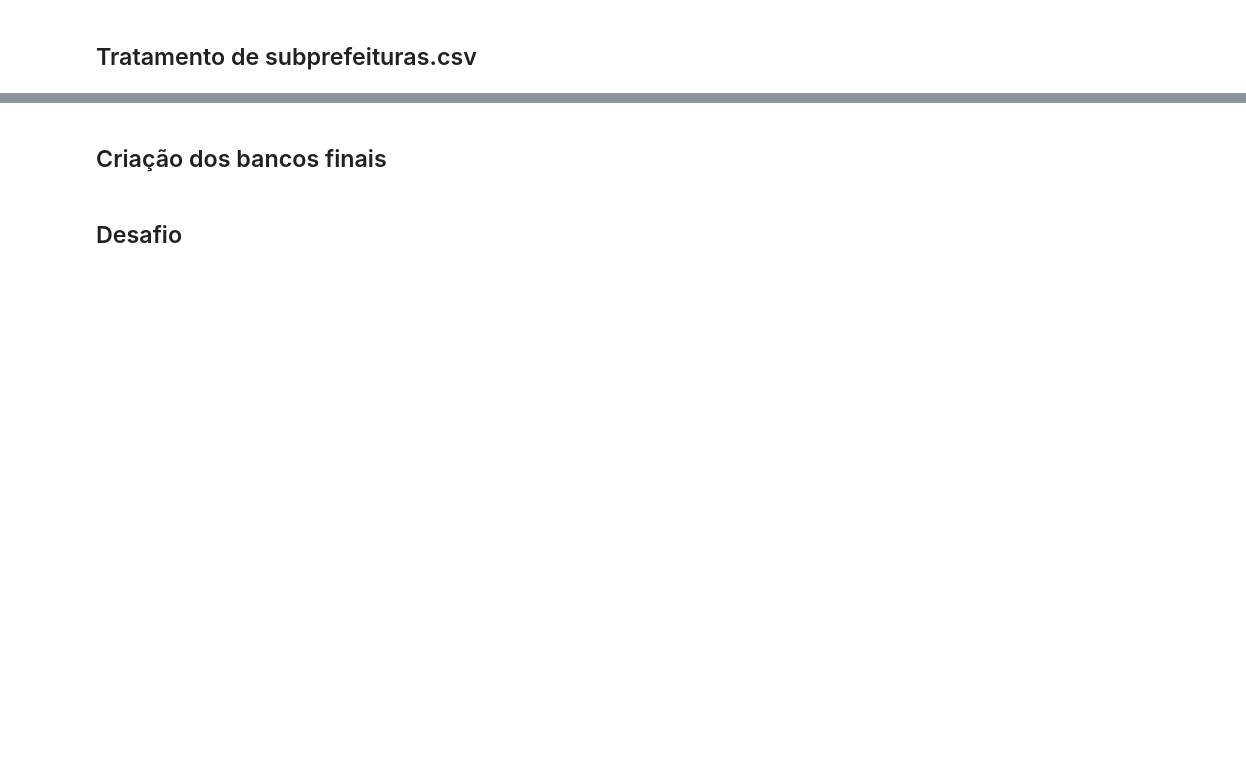
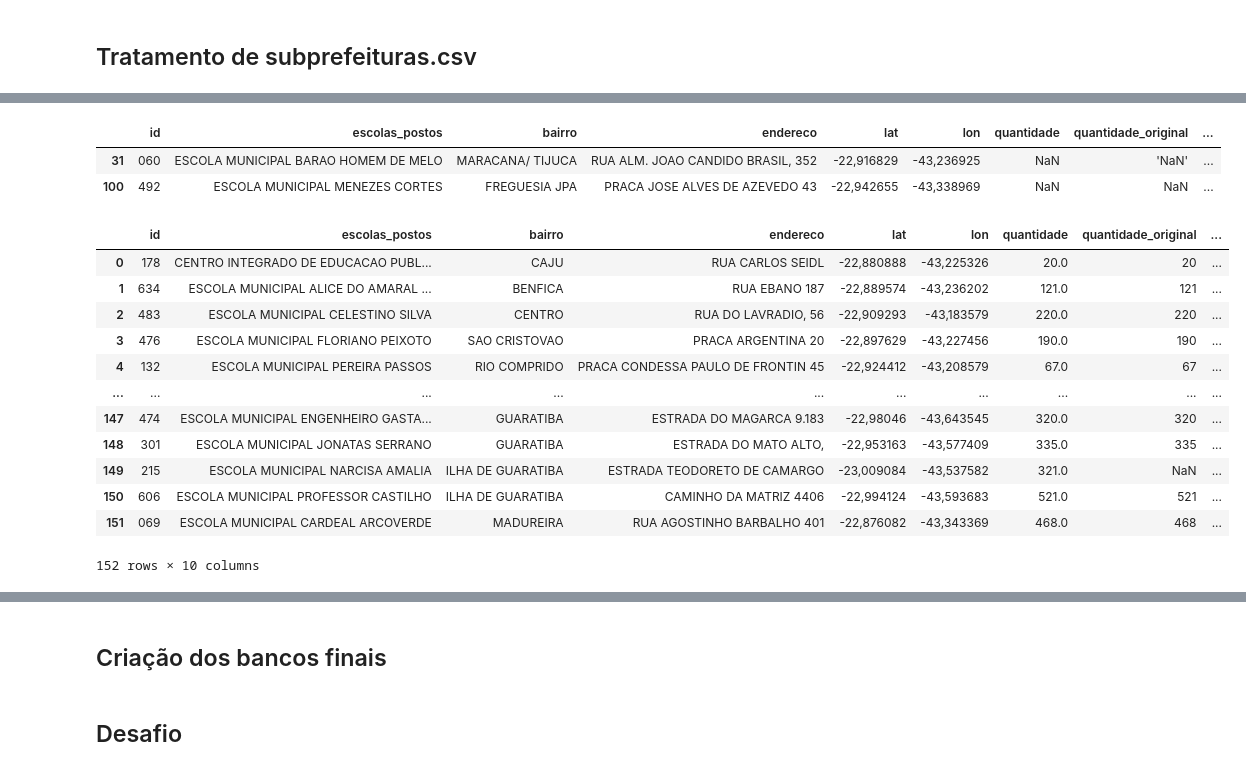
Before and after one commit to olimaandreza/pyhton-projeto-tratamento-dados, a Jupyter notebook: projeto.ipynb, the cells around one changed output, grey strips where cells are left out. Saved outputs shown, nothing was run; the diff lists cells and outputs as text; code cells hidden in the pictures; blank space fills up the shorter version.

Commit message:
OBT & modificações material_didatico

```diff
--- a/projeto.ipynb
+++ b/projeto.ipynb
@@ -408,0 +519,3 @@ array(['RUA CARLOS SEIDL ', 'RUA EBANO 187', 'RUA DO LAVRADIO, 56',
+# %%
+bigtable = pd.merge(escolas, df_material_didatico, on="id", how="left")
+bigtable.head(10)
@@ -408,0 +534,3 @@ array(['RUA CARLOS SEIDL ', 'RUA EBANO 187', 'RUA DO LAVRADIO, 56',
+# %%
+bigtable = pd.merge(bigtable, df_subprefeituras, left_on="bairro", right_on="nome", how="left")
+bigtable.head(10)
@@ -408,0 +549,4 @@ array(['RUA CARLOS SEIDL ', 'RUA EBANO 187', 'RUA DO LAVRADIO, 56',
+# %%
+# agrupando por subprefeitura e fazendo uma media da quantidade de material didatico
+media_por_subprefeitura = bigtable.groupby("subprefeitura").quantidade.mean().round().astype(int)
+media_por_subprefeitura
@@ -408,0 +579,3 @@ array(['RUA CARLOS SEIDL ', 'RUA EBANO 187', 'RUA DO LAVRADIO, 56',
+# %%
+# aplicando a media da subprefeitura de quantidade de material didatico na coluna quantidade
+bigtable['quantidade'] = bigtable['quantidade'].fillna(bigtable['subprefeitura'].map(media_por_subprefeitura))
@@ -408,0 +596,23 @@ array(['RUA CARLOS SEIDL ', 'RUA EBANO 187', 'RUA DO LAVRADIO, 56',
+# %%
+# valores que estão com NaN em quantidade
+bigtable[bigtable.quantidade.isna()]
+# %% [output]
+|  | id | escolas_postos | bairro | endereco | lat | lon | quantidade | quantidade_original | ... |
+| 31 | 060 | ESCOLA MUNICIPAL BARAO HOMEM DE MELO | MARACANA/ TIJUCA | RUA ALM. JOAO CANDIDO BRASIL, 352 | -22,916829 | -43,236925 | NaN | 'NaN' | ... |
+| 100 | 492 | ESCOLA MUNICIPAL MENEZES CORTES | FREGUESIA JPA | PRACA JOSE ALVES DE AZEVEDO 43 | -22,942655 | -43,338969 | NaN | NaN | ... |
+# %%
+bigtable
+# %% [output]
+|  | id | escolas_postos | bairro | endereco | lat | lon | quantidade | quantidade_original | ... |
+| 0 | 178 | CENTRO INTEGRADO DE EDUCACAO PUBL... | CAJU | RUA CARLOS SEIDL | -22,880888 | -43,225326 | 20.0 | 20 | ... |
+| 1 | 634 | ESCOLA MUNICIPAL ALICE DO AMARAL ... | BENFICA | RUA EBANO 187 | -22,889574 | -43,236202 | 121.0 | 121 | ... |
+| 2 | 483 | ESCOLA MUNICIPAL CELESTINO SILVA | CENTRO | RUA DO LAVRADIO, 56 | -22,909293 | -43,183579 | 220.0 | 220 | ... |
+| 3 | 476 | ESCOLA MUNICIPAL FLORIANO PEIXOTO | SAO CRISTOVAO | PRACA ARGENTINA 20 | -22,897629 | -43,227456 | 190.0 | 190 | ... |
+| 4 | 132 | ESCOLA MUNICIPAL PEREIRA PASSOS | RIO COMPRIDO | PRACA CONDESSA PAULO DE FRONTIN 45 | -22,924412 | -43,208579 | 67.0 | 67 | ... |
+| ... | ... | ... | ... | ... | ... | ... | ... | ... | ... |
+| 147 | 474 | ESCOLA MUNICIPAL ENGENHEIRO GASTA... | GUARATIBA | ESTRADA DO MAGARCA 9.183 | -22,98046 | -43,643545 | 320.0 | 320 | ... |
+| 148 | 301 | ESCOLA MUNICIPAL JONATAS SERRANO | GUARATIBA | ESTRADA DO MATO ALTO, | -22,953163 | -43,577409 | 335.0 | 335 | ... |
+| 149 | 215 | ESCOLA MUNICIPAL NARCISA AMALIA | ILHA DE GUARATIBA | ESTRADA TEODORETO DE CAMARGO | -23,009084 | -43,537582 | 321.0 | NaN | ... |
+| 150 | 606 | ESCOLA MUNICIPAL PROFESSOR CASTILHO | ILHA DE GUARATIBA | CAMINHO DA MATRIZ 4406 | -22,994124 | -43,593683 | 521.0 | 521 | ... |
+| 151 | 069 | ESCOLA MUNICIPAL CARDEAL ARCOVERDE | MADUREIRA | RUA AGOSTINHO BARBALHO 401 | -22,876082 | -43,343369 | 468.0 | 468 | ... |
+152 rows × 10 columns
```
Also changed, not shown: parts of 21 cells of this notebook.
